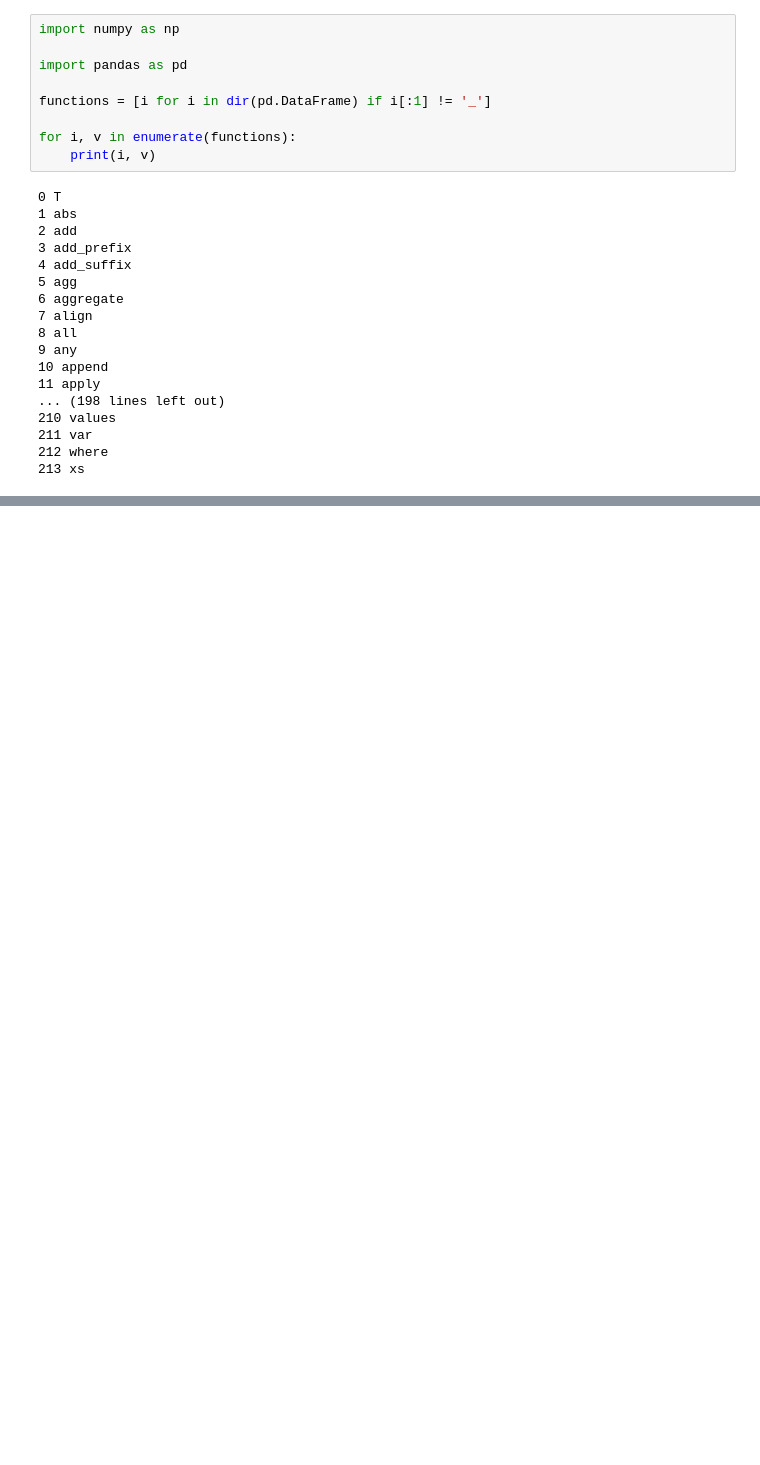
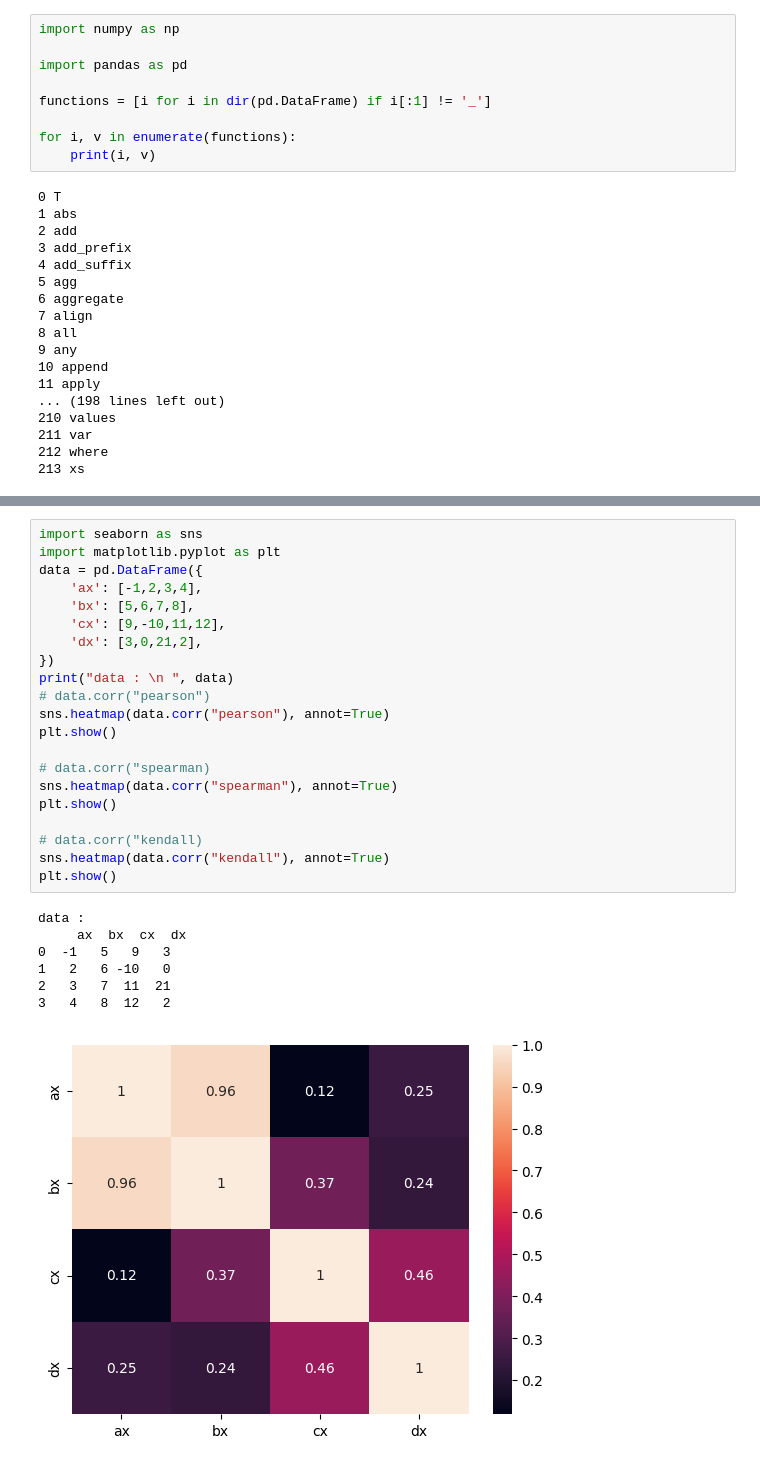
Before and after one commit to IqrorjonCoder/all-pandas-functions, a Jupyter notebook: 5 DataFrame/dataframe.ipynb, the cells around one changed output, grey strips where cells are left out. Saved outputs shown, nothing was run; the diff lists cells and outputs as text; blank space fills up the shorter version.

```diff
--- a/5 DataFrame/dataframe.ipynb
+++ b/5 DataFrame/dataframe.ipynb
@@ -27,0 +647,29 @@ for i, v in enumerate(functions):
+# %%
+import seaborn as sns
+import matplotlib.pyplot as plt
+data = pd.DataFrame({
+    'ax': [-1,2,3,4],
+    'bx': [5,6,7,8],
+    'cx': [9,-10,11,12],
+    'dx': [3,0,21,2],
+})
+print("data : \n ", data)
+# data.corr("pearson")
+sns.heatmap(data.corr("pearson"), annot=True)
+plt.show()
+
+# data.corr("spearman)
+sns.heatmap(data.corr("spearman"), annot=True)
+plt.show()
+
+# data.corr("kendall)
+sns.heatmap(data.corr("kendall"), annot=True)
+plt.show()
+# %% [output]
+data :
+     ax  bx  cx  dx
+0  -1   5   9   3
+1   2   6 -10   0
+2   3   7  11  21
+3   4   8  12   2
+[figure, added]
```
Also changed, not shown: parts of 35 cells of this notebook.
